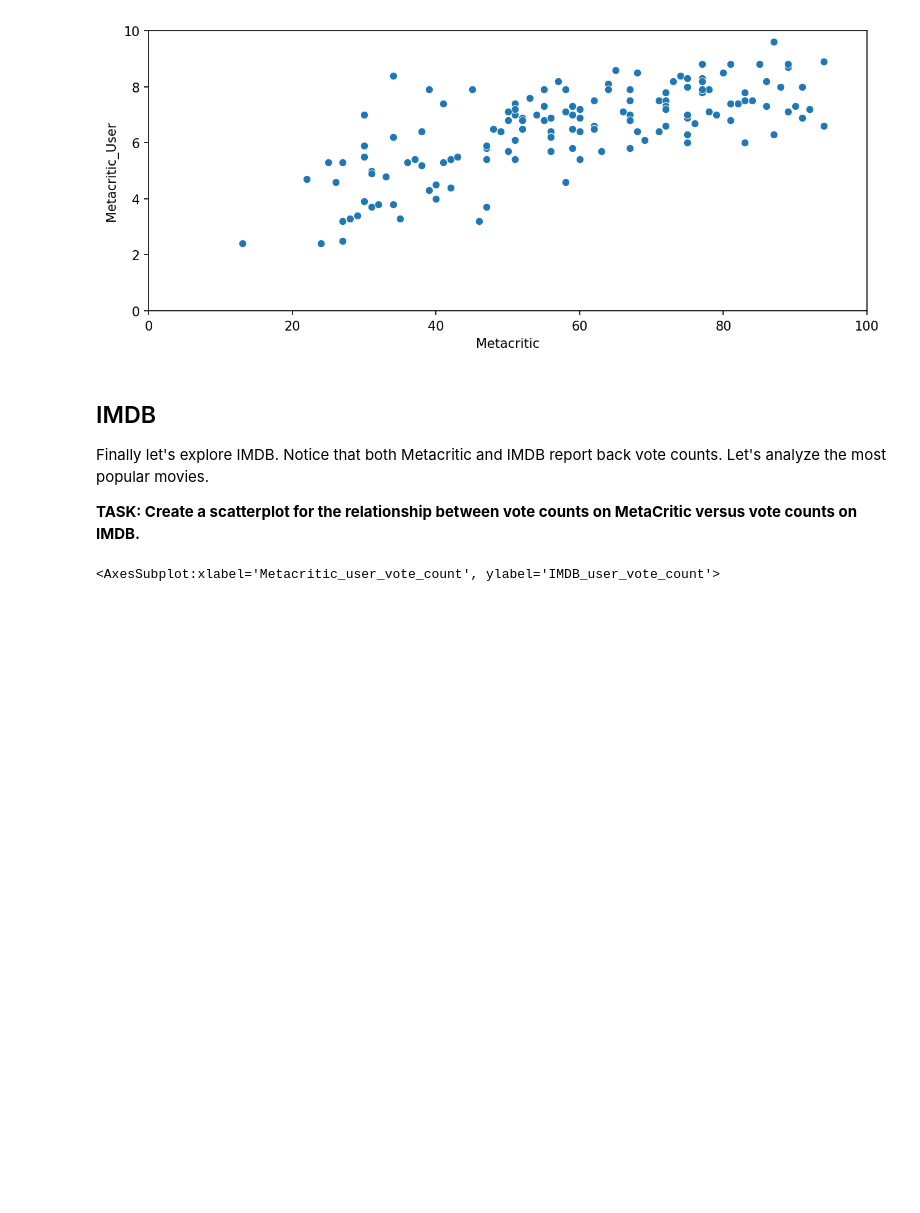
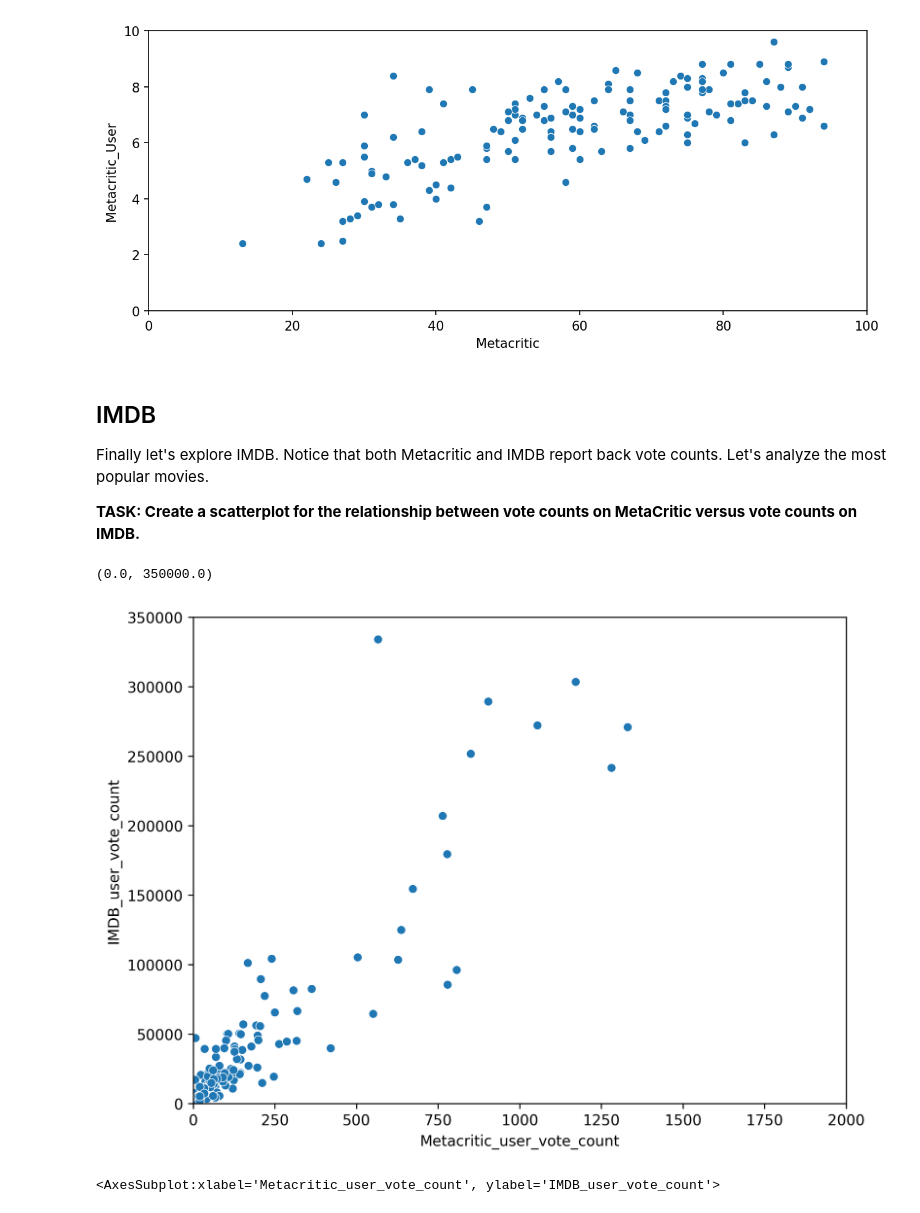
Before and after one commit to SarahPendhari/Python-, a Jupyter notebook: Capstone 1 - Project/Capstone 1/00-Capstone-Project.ipynb, the cells around one changed output. Drawn from its saved outputs; the diff is of its cells as text; code cells hidden in the pictures; blank space fills up the shorter version.

```diff
--- a/Capstone 1 - Project/Capstone 1/00-Capstone-Project.ipynb
+++ b/Capstone 1 - Project/Capstone 1/00-Capstone-Project.ipynb
@@ -544,3 +562,12 @@ Finally let's explore IMDB. Notice that both Metacritic and IMDB report back vot
+# %%
+#CODE HERE
+plt.figure(figsize=(8,6),dpi=300)
+sns.scatterplot(all_sites, x='Metacritic_user_vote_count', y='IMDB_user_vote_count')
+plt.xlim(0,2000)
+plt.ylim(0,350000)
+# %% [output]
+(0.0, 350000.0)
+[figure, added]
 # %%
 # %% [output]
 <AxesSubplot:xlabel='Metacritic_user_vote_count', ylabel='IMDB_user_vote_count'>
```
Also changed, not shown: parts of 37 cells of this notebook.
